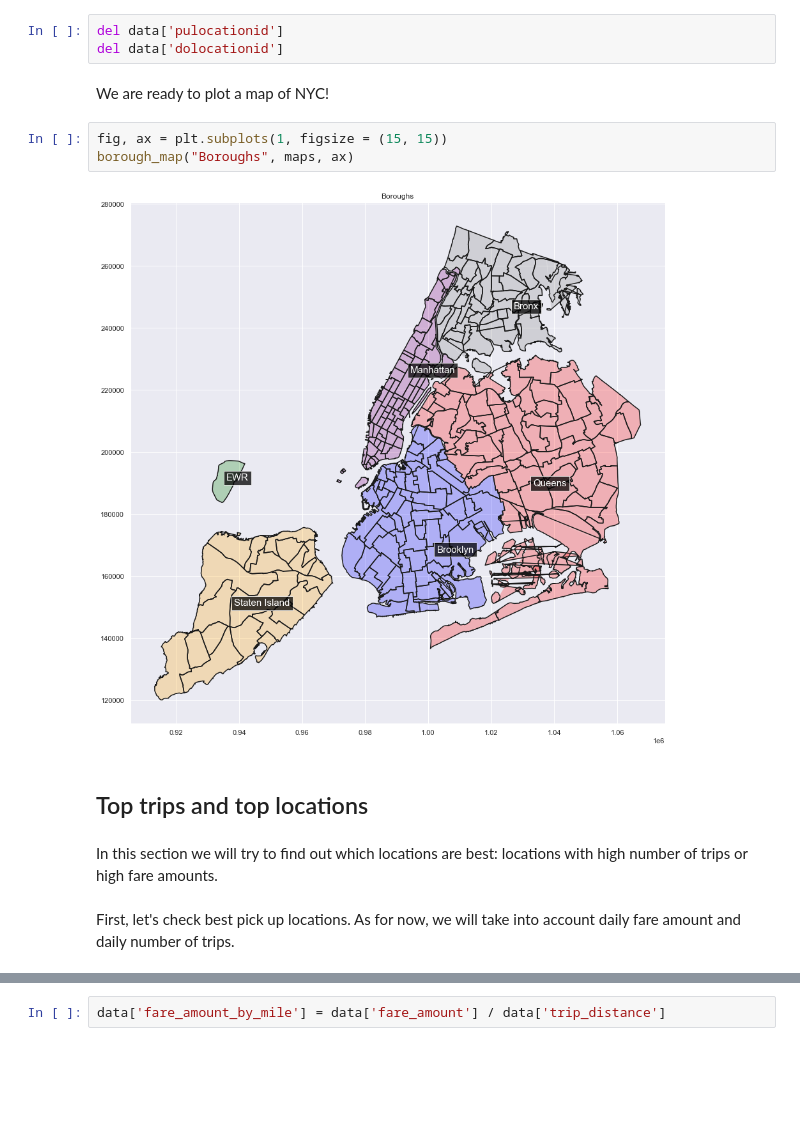
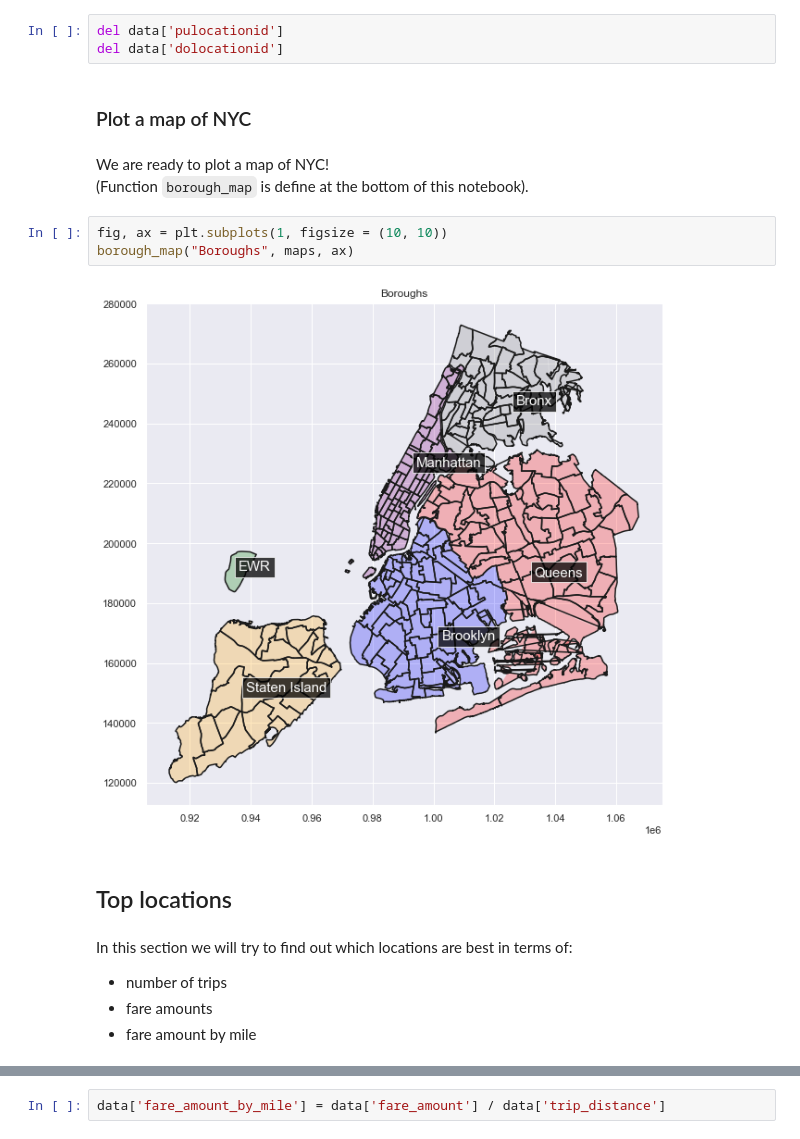
Before and after one commit to jakubgierasimczyk/yellow_taxi, a Jupyter notebook: yellow_taxi.ipynb, the cells around one changed output, grey strips where cells are left out. Cells and saved outputs as stored; diff of their text form; blank space fills up the shorter version.

```diff
--- a/yellow_taxi.ipynb
+++ b/yellow_taxi.ipynb
@@ -416,16 +443,20 @@ Now we can also get rid off no longer needed features: `pulocationid` and `doloc
 # %%
 del data['pulocationid']
 del data['dolocationid']
+# %% [markdown]
+### Plot a map of NYC
 # %% [markdown]
-We are ready to plot a map of NYC!
+We are ready to plot a map of NYC!\
+(Function `borough_map` is define at the bottom of this notebook).
 # %%
-fig, ax = plt.subplots(1, figsize = (15, 15))
+fig, ax = plt.subplots(1, figsize = (10, 10))
 borough_map("Boroughs", maps, ax)
 # %% [output]
-[figure, old version]
+[figure, new version]
 # %% [markdown]
-## Top trips and top locations
+## Top locations <a class="anchor" id="top-locations"></a>
 # %% [markdown]
-In this section we will try to find out which locations are best: locations with high number of  trips or high fare amounts.
+In this section we will try to find out which locations are best in terms of:
+- number of trips
+- fare amounts
+- fare amount by mile
-# %% [markdown]
-First, let's check best pick up locations. As for now, we will take into account daily fare amount and daily number of trips.
```
Also changed, not shown: parts of 126 cells of this notebook, 1 other file.
